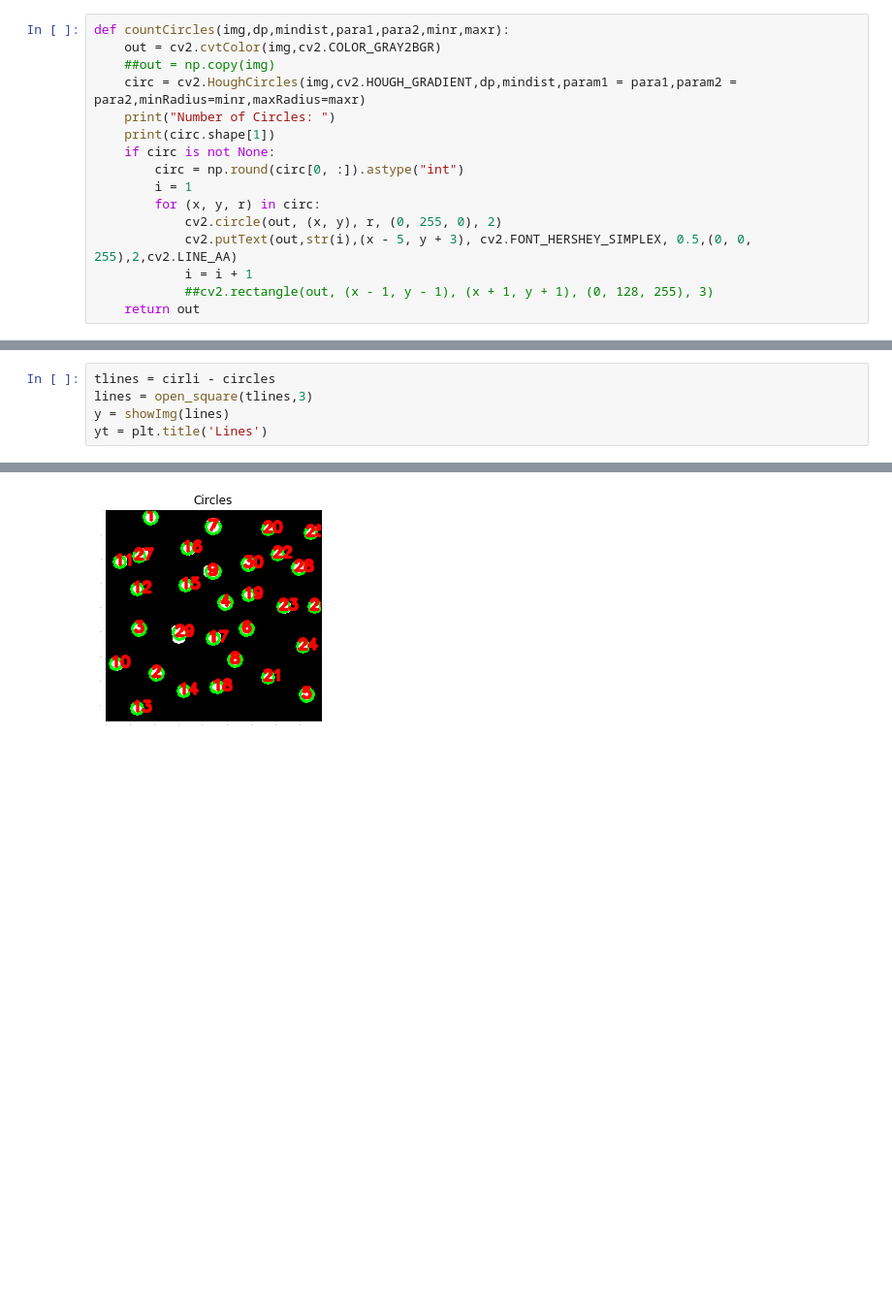
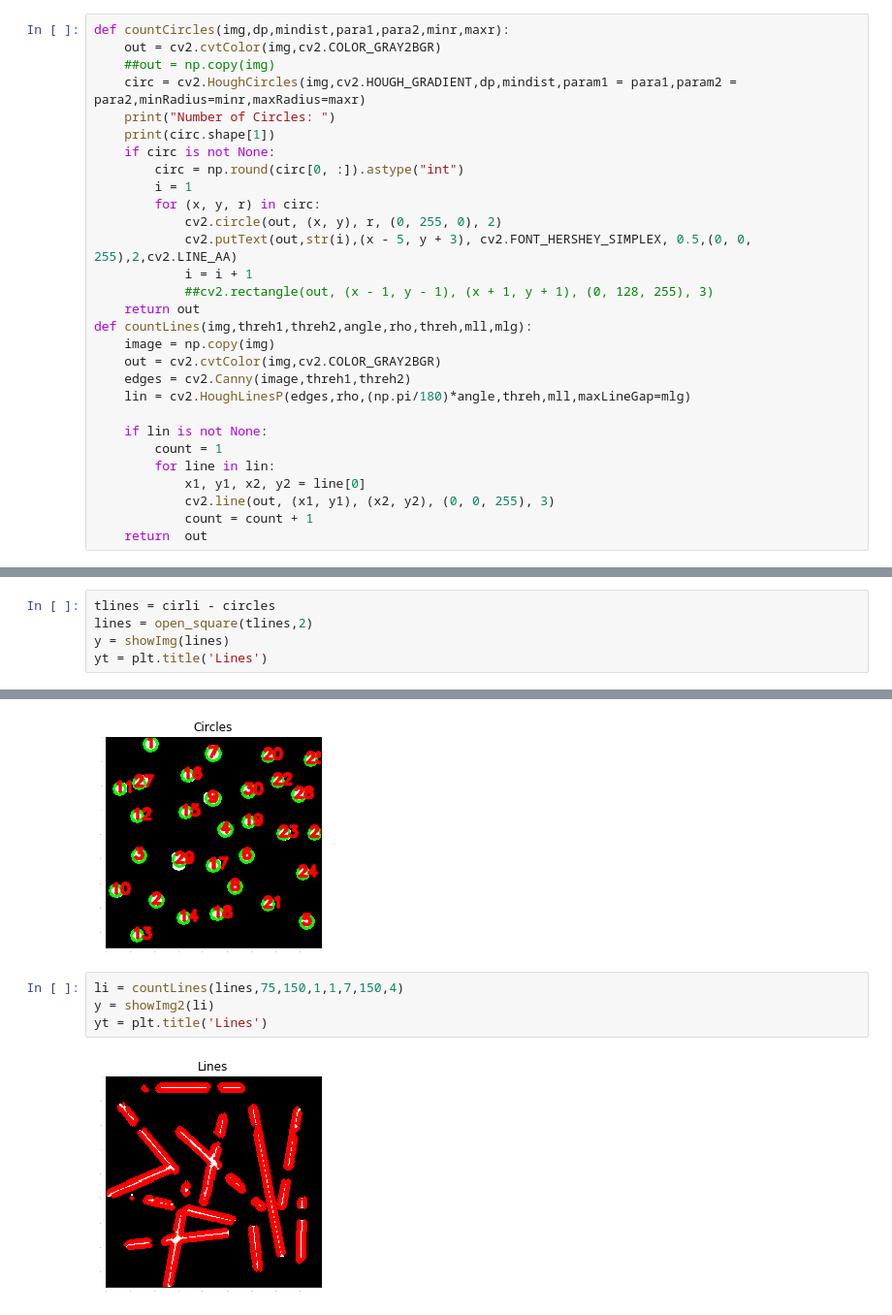
Before and after one commit to MennaMuhammed/ImageAssg2, a Jupyter notebook: ImagProc-Assg2.ipynb, the cells around one changed output, grey strips where cells are left out. Shown at 97% size. Drawn from its saved outputs; the diff is of its cells as text; blank space fills up the shorter version.

```diff
--- a/ImagProc-Assg2.ipynb
+++ b/ImagProc-Assg2.ipynb
@@ -204,6 +208,19 @@ def countCircles(img,dp,mindist,para1,para2,minr,maxr):
             i = i + 1
             ##cv2.rectangle(out, (x - 1, y - 1), (x + 1, y + 1), (0, 128, 255), 3)
     return out
+def countLines(img,threh1,threh2,angle,rho,threh,mll,mlg):
+    image = np.copy(img)
+    out = cv2.cvtColor(img,cv2.COLOR_GRAY2BGR)
+    edges = cv2.Canny(image,threh1,threh2)
+    lin = cv2.HoughLinesP(edges,rho,(np.pi/180)*angle,threh,mll,maxLineGap=mlg)
+
+    if lin is not None:
+        count = 1
+        for line in lin:
+            x1, y1, x2, y2 = line[0]
+            cv2.line(out, (x1, y1), (x2, y2), (0, 0, 255), 3)
+            count = count + 1
+    return  out
 # %% [markdown]
 ### 7- Circle and Lines image
 # %%
@@ -222,7 +239,7 @@ yt = plt.title('Circles')
 [figure]
 # %%
 tlines = cirli - circles
-lines = open_square(tlines,3)
+lines = open_square(tlines,2)
 y = showImg(lines)
 yt = plt.title('Lines')
 # %% [output]
@@ -237,3 +254,9 @@ yt = plt.title('Circles')
 Number of Circles:
 30
 [figure]
+# %%
+li = countLines(lines,75,150,1,1,7,150,4)
+y = showImg2(li)
+yt = plt.title('Lines')
+# %% [output]
+[figure, added]
```
Also changed, not shown: parts of 4 cells of this notebook, 1 other file.
